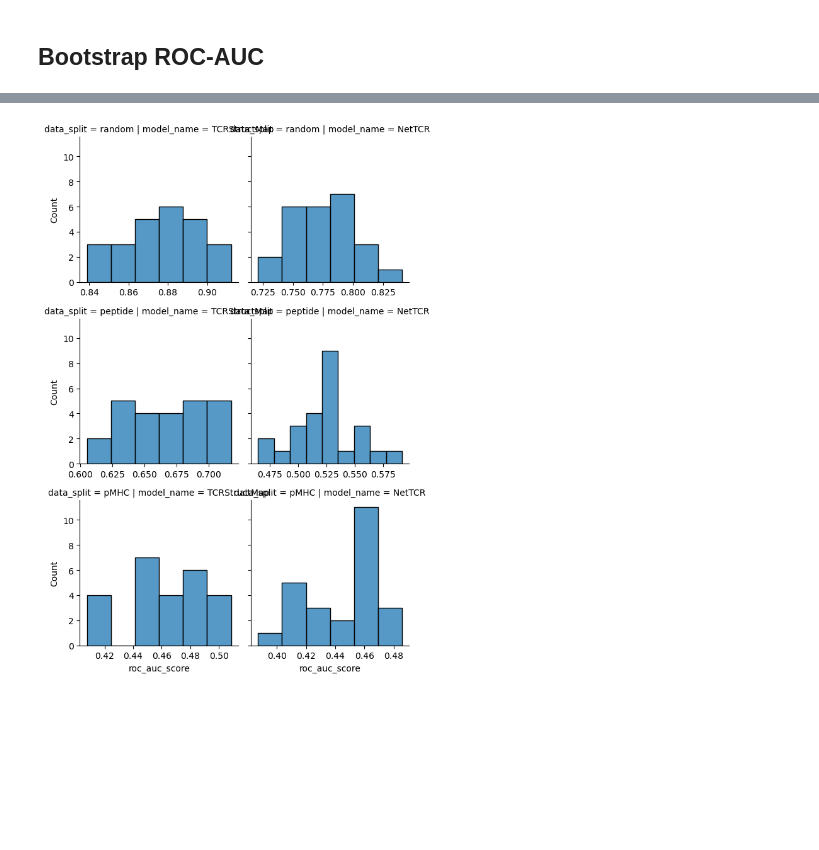
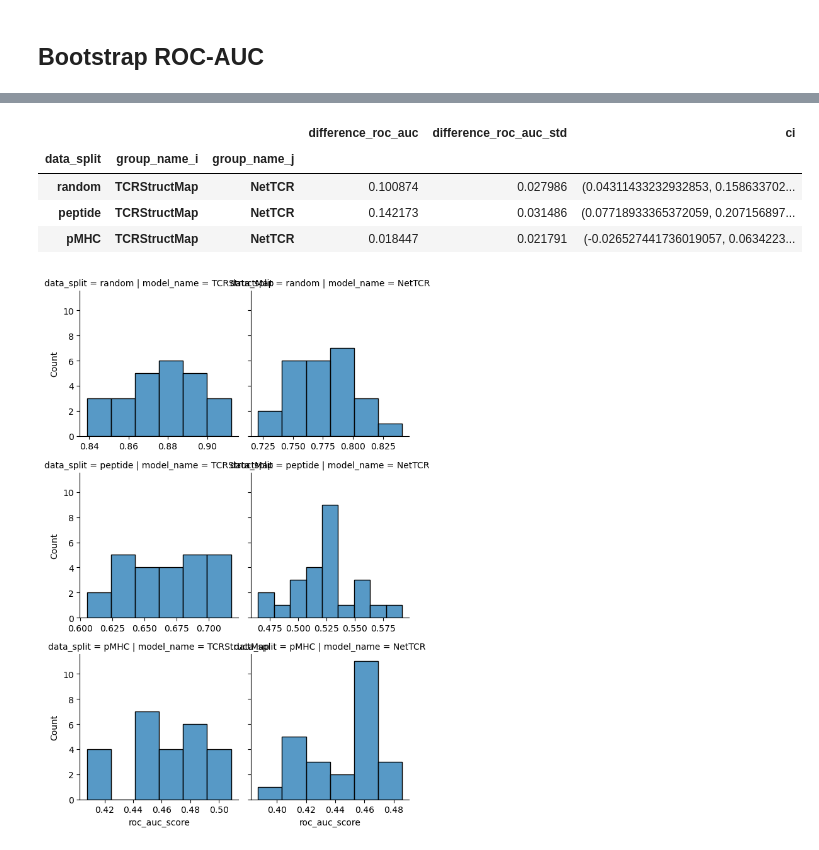
Before and after one commit to benjiemc/tcr-antigen-prediction, a Jupyter notebook: notebooks/benchmark_model_performance_against_nettcr.ipynb, the cells around one changed output, grey strips where cells are left out. Saved outputs shown, nothing was run; the diff lists cells and outputs as text; code cells hidden in the pictures; blank space fills up the shorter version.

```diff
--- a/notebooks/benchmark_model_performance_against_nettcr.ipynb
+++ b/notebooks/benchmark_model_performance_against_nettcr.ipynb
@@ -141,3 +188,60 @@ plt.show()
+# %%
+def calculate_differences(df: pd.DataFrame) -> pd.DataFrame:
+    groups = list(df.groupby('model_name'))
+    groups = sorted(groups, key=lambda item: model_names.index(item[0]))
+
+    differences = {
+        'group_name_i': [],
+        'group_name_j': [],
+        'difference_roc_auc': [],
+    }
+    for i, (group_name_i, group_i) in enumerate(groups[:-1]):
+        for group_name_j, group_j in groups[i + 1 :]:
+            differences['difference_roc_auc'].append(
+                group_i['roc_auc_score'].iloc[0] - group_j['roc_auc_score'].iloc[0]
+            )
+
+            differences['group_name_i'].append(group_name_i)
+            differences['group_name_j'].append(group_name_j)
+
+    return pd.DataFrame(differences).set_index(['group_name_i', 'group_name_j'])
+# %%
+overall_roc_auc_difference = (
+    overall_roc_auc.reset_index().groupby('data_split').apply(calculate_differences, include_groups=False)
+)
+
+samples_metric_scores_differences = (
+    samples_metric_scores.groupby(['sample_num', 'data_split'])
+    .apply(calculate_differences, include_groups=False)
+    .groupby(['data_split', 'group_name_i', 'group_name_j'])
+    .agg(['std'])
+)
+samples_metric_scores_differences.columns = ['_'.join(column) for column in samples_metric_scores_differences.columns]
+
+
+metric_scores_difference = pd.concat([overall_roc_auc_difference, samples_metric_scores_differences], axis=1)
+
+
+norm_value = stats.t.ppf((2 - SIGNIFICANCE_LEVEL) / 2, NUM_SAMPLES - 1)
+metric_scores_difference['ci'] = metric_scores_difference.apply(
+    lambda row, norm_value=norm_value: (
+        row['difference_roc_auc'] - norm_value * row['difference_roc_auc_std'],
+        row['difference_roc_auc'] + norm_value * row['difference_roc_auc_std'],
+    ),
+    axis=1,
+)
+
+metric_scores_difference = metric_scores_difference.sort_index(
+    level='data_split', key=lambda index: index.map(data_splits.index)
+)
+
+metric_scores_difference
+# %% [output]
+|  |  |  | difference_roc_auc | difference_roc_auc_std | ci |
+| data_split | group_name_i | group_name_j |  |  |  |
+| random | TCRStructMap | NetTCR | 0.100874 | 0.027986 | (0.04311433232932853, 0.158633702... |
+| peptide | TCRStructMap | NetTCR | 0.142173 | 0.031486 | (0.07718933365372059, 0.207156897... |
+| pMHC | TCRStructMap | NetTCR | 0.018447 | 0.021791 | (-0.026527441736019057, 0.0634223... |
 # %%
 grid = sns.FacetGrid(
     samples_metric_scores,
```
Also changed, not shown: parts of 4 cells of this notebook, 2 other files.
